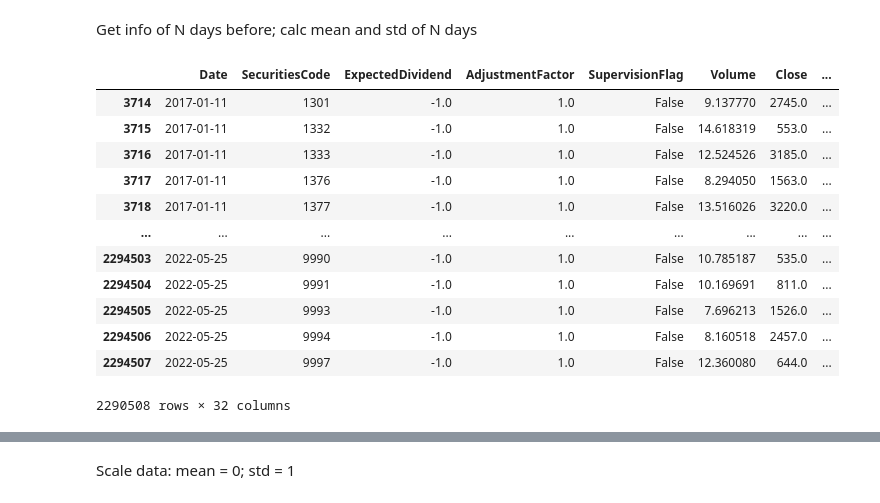
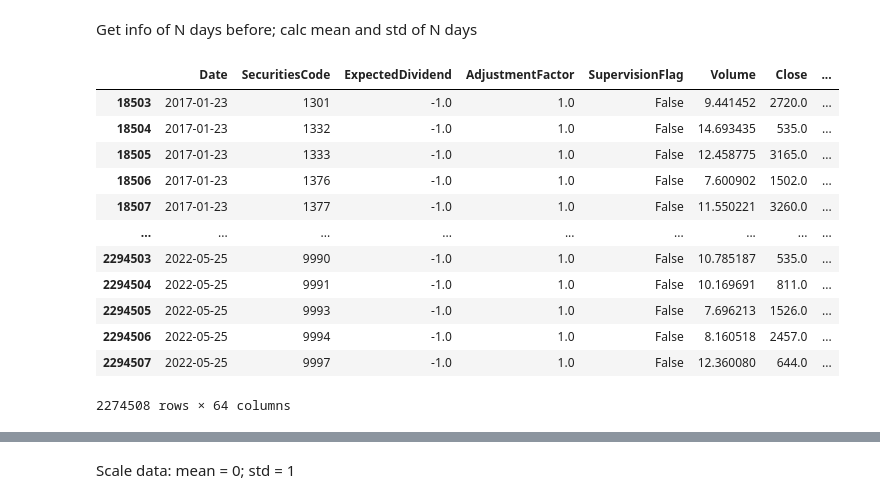
Before and after one commit to KienLe-git/JPX_stock_2022, a Jupyter notebook: working/2.0_Feature_Engineering.ipynb, the cells around one changed output, grey strips where cells are left out. Saved outputs shown, nothing was run; the diff lists cells and outputs as text; code cells hidden in the pictures.

```diff
--- a/working/2.0_Feature_Engineering.ipynb
+++ b/working/2.0_Feature_Engineering.ipynb
@@ -393,17 +374,17 @@ tmp_df = get_N_days(merge_df, N= 2, interpolate= False)
-# %%
-tmp_df
-# %% [output]
-|  | Date | SecuritiesCode | ExpectedDividend | AdjustmentFactor | SupervisionFlag | Volume | Close | ... |
-| 3714 | 2017-01-11 | 1301 | -1.0 | 1.0 | False | 9.137770 | 2745.0 | ... |
-| 3715 | 2017-01-11 | 1332 | -1.0 | 1.0 | False | 14.618319 | 553.0 | ... |
-| 3716 | 2017-01-11 | 1333 | -1.0 | 1.0 | False | 12.524526 | 3185.0 | ... |
-| 3717 | 2017-01-11 | 1376 | -1.0 | 1.0 | False | 8.294050 | 1563.0 | ... |
-| 3718 | 2017-01-11 | 1377 | -1.0 | 1.0 | False | 13.516026 | 3220.0 | ... |
-| ... | ... | ... | ... | ... | ... | ... | ... | ... |
-| 2294503 | 2022-05-25 | 9990 | -1.0 | 1.0 | False | 10.785187 | 535.0 | ... |
-| 2294504 | 2022-05-25 | 9991 | -1.0 | 1.0 | False | 10.169691 | 811.0 | ... |
-| 2294505 | 2022-05-25 | 9993 | -1.0 | 1.0 | False | 7.696213 | 1526.0 | ... |
-| 2294506 | 2022-05-25 | 9994 | -1.0 | 1.0 | False | 8.160518 | 2457.0 | ... |
-| 2294507 | 2022-05-25 | 9997 | -1.0 | 1.0 | False | 12.360080 | 644.0 | ... |
-2290508 rows × 32 columns
+# %%
+merge_df
+# %% [output]
+|  | Date | SecuritiesCode | ExpectedDividend | AdjustmentFactor | SupervisionFlag | Volume | Close | ... |
+| 18503 | 2017-01-23 | 1301 | -1.0 | 1.0 | False | 9.441452 | 2720.0 | ... |
+| 18504 | 2017-01-23 | 1332 | -1.0 | 1.0 | False | 14.693435 | 535.0 | ... |
+| 18505 | 2017-01-23 | 1333 | -1.0 | 1.0 | False | 12.458775 | 3165.0 | ... |
+| 18506 | 2017-01-23 | 1376 | -1.0 | 1.0 | False | 7.600902 | 1502.0 | ... |
+| 18507 | 2017-01-23 | 1377 | -1.0 | 1.0 | False | 11.550221 | 3260.0 | ... |
+| ... | ... | ... | ... | ... | ... | ... | ... | ... |
+| 2294503 | 2022-05-25 | 9990 | -1.0 | 1.0 | False | 10.785187 | 535.0 | ... |
+| 2294504 | 2022-05-25 | 9991 | -1.0 | 1.0 | False | 10.169691 | 811.0 | ... |
+| 2294505 | 2022-05-25 | 9993 | -1.0 | 1.0 | False | 7.696213 | 1526.0 | ... |
+| 2294506 | 2022-05-25 | 9994 | -1.0 | 1.0 | False | 8.160518 | 2457.0 | ... |
+| 2294507 | 2022-05-25 | 9997 | -1.0 | 1.0 | False | 12.360080 | 644.0 | ... |
+2274508 rows × 64 columns
 # %%
```
Also changed, not shown: parts of 27 cells of this notebook, 1 other file.
